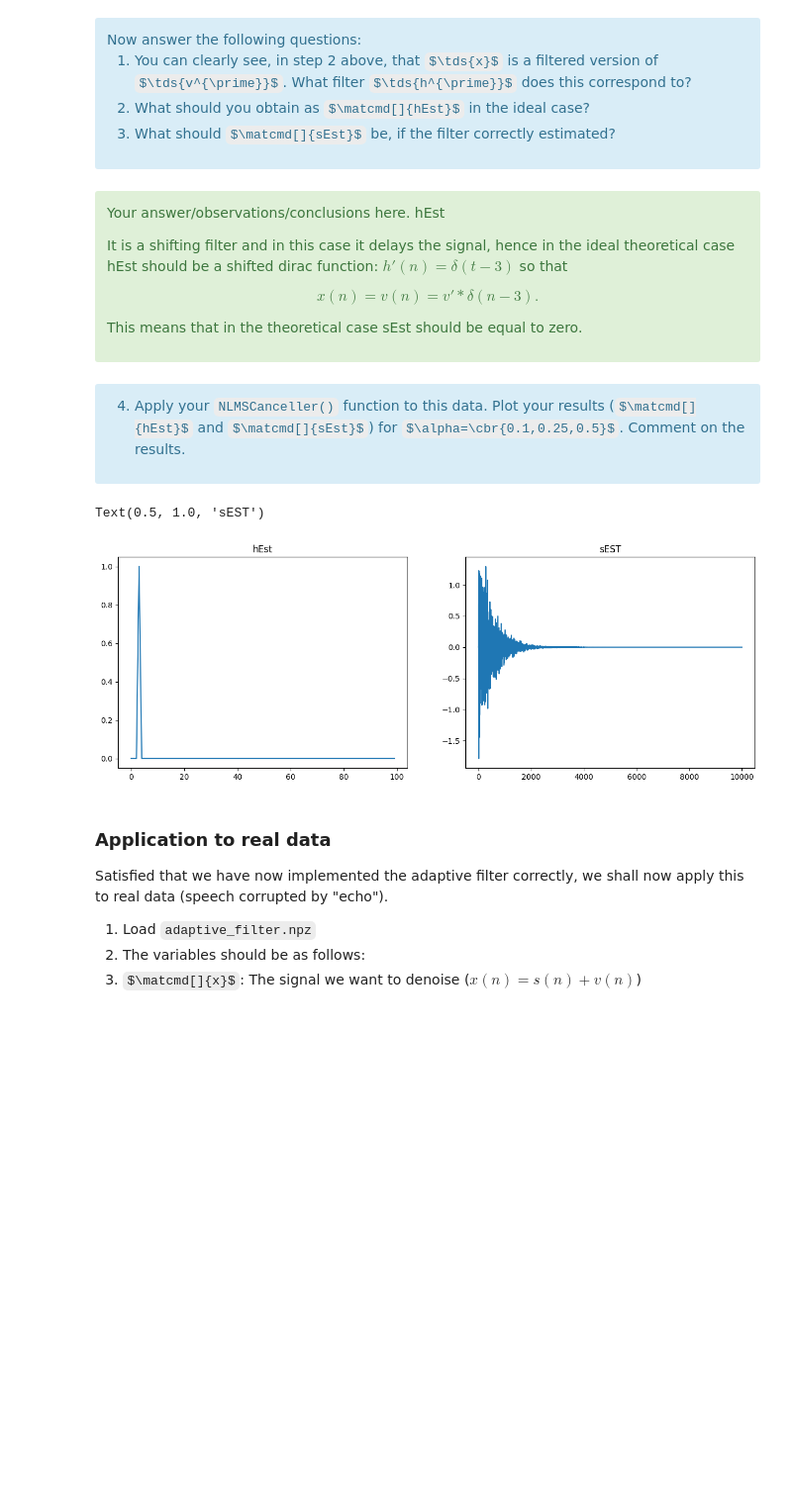
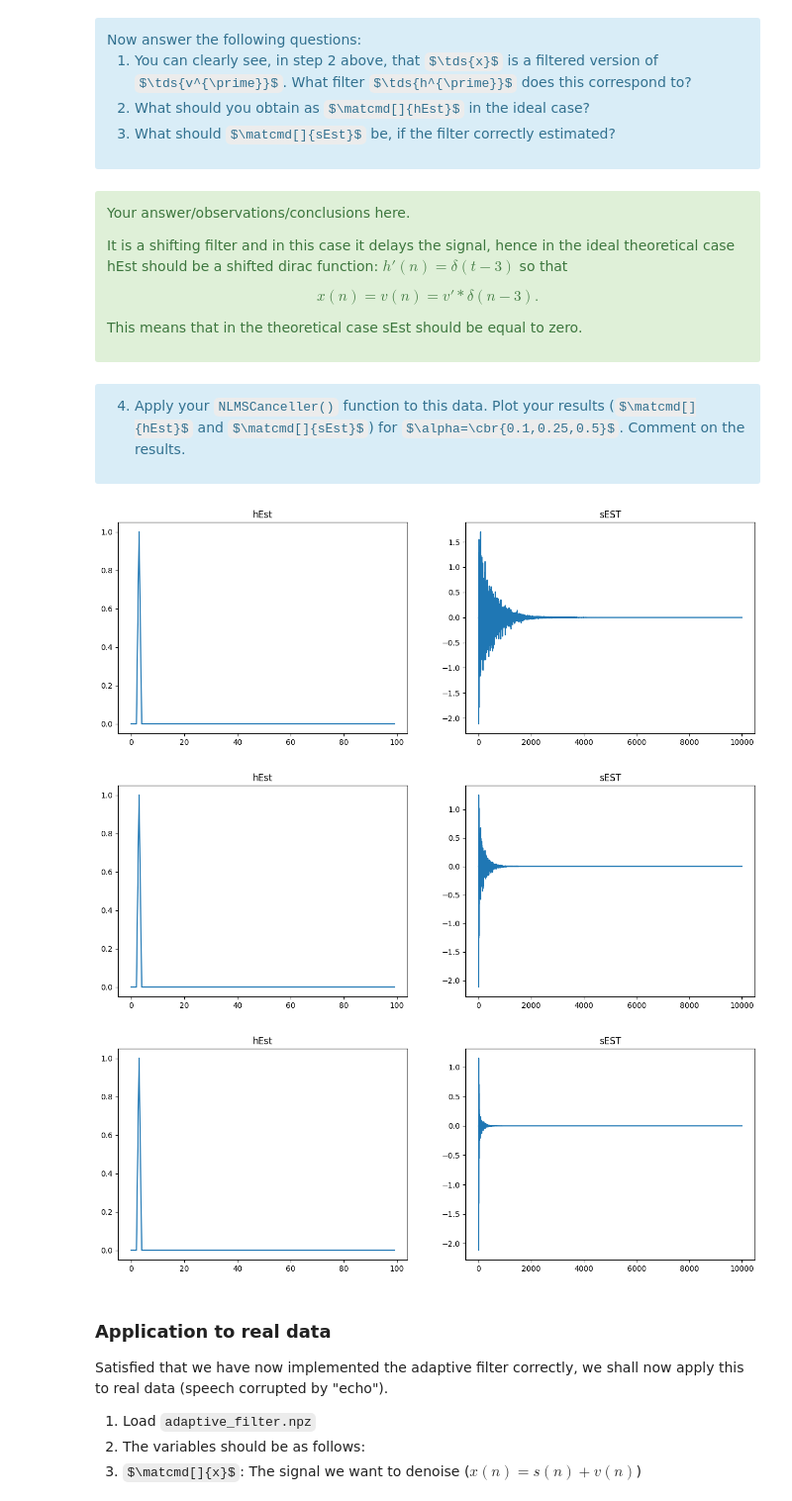
Before and after one commit to vbelpair/Ugent, a Jupyter notebook: Medical_Signal_Processing_and_Statistics/assignment_4/ex04_vincent.ipynb, the cells around one changed output. Shown at 99% size. Saved outputs shown, nothing was run; the diff lists cells and outputs as text; code cells hidden in the pictures; some formulas as TeX source; blank space fills up the shorter version.

```diff
--- a/Medical_Signal_Processing_and_Statistics/assignment_4/ex04_vincent.ipynb
+++ b/Medical_Signal_Processing_and_Statistics/assignment_4/ex04_vincent.ipynb
@@ -426,7 +476,10 @@ def NLMSCanceller(x, vprime, alpha, M):
         # Some variables in the code below are missing. Fill them in.
         # The expression below updates all samples of the filter at once (benefit of vector operations).
         # If you are not comfortable with this, feel free to re-write this for updating each tap of the filter separately.
-        hEst = hEst + 2*alpha*sEst[sampC]*(sigBuf)/(np.sum(sigBuf**2))
+        E = np.sum(sigBuf**2)
+        if E == 0:
+            E = 1
+        hEst = hEst + 2*alpha*sEst[sampC]*(sigBuf)/(E)
 
     return hEst, sEst
 # %% [markdown]
@@ -456,7 +509,7 @@ Now answer the following questions:
 # %% [markdown]
 <div class="alert alert-success">
 
-Your answer/observations/conclusions here. hEst
+Your answer/observations/conclusions here.
 
 It is a shifting filter and in this case it delays the signal, hence in the ideal theoretical case hEst should be a shifted dirac function: $h'(n)=\delta(t-3)$ so that
 
@@ -472,20 +525,22 @@ This means that in the theoretical case sEst should be equal to zero.
 # %%
 # Test of the NLMSCanceller()
 
-alpha = 0.1
 M = 100
-hEst, sEst = NLMSCanceller(x, vprime, alpha, M)
 
-figure, (ax1, ax2) = plt.subplots(ncols=2, figsize=(15,5))
+for alpha in (0.1, 0.25, 0.5):
+    hEst, sEst = NLMSCanceller(x, vprime, alpha, M)
 
-ax1.plot(hEst)
-ax1.set_title('hEst')
+    figure, (ax1, ax2) = plt.subplots(ncols=2, figsize=(15,5))
 
-ax2.plot(sEst)
-ax2.set_title('sEST')
+    ax1.plot(hEst)
+    ax1.set_title('hEst')
+
+    ax2.plot(sEst)
+    ax2.set_title('sEST')
 # %% [output]
-Text(0.5, 1.0, 'sEST')
-[figure, old version]
+[figure, new version]
+[figure, added]
+[figure, added]
 # %% [markdown]
 ### Application to real data
 
```
Also changed, not shown: parts of 7 cells of this notebook.
